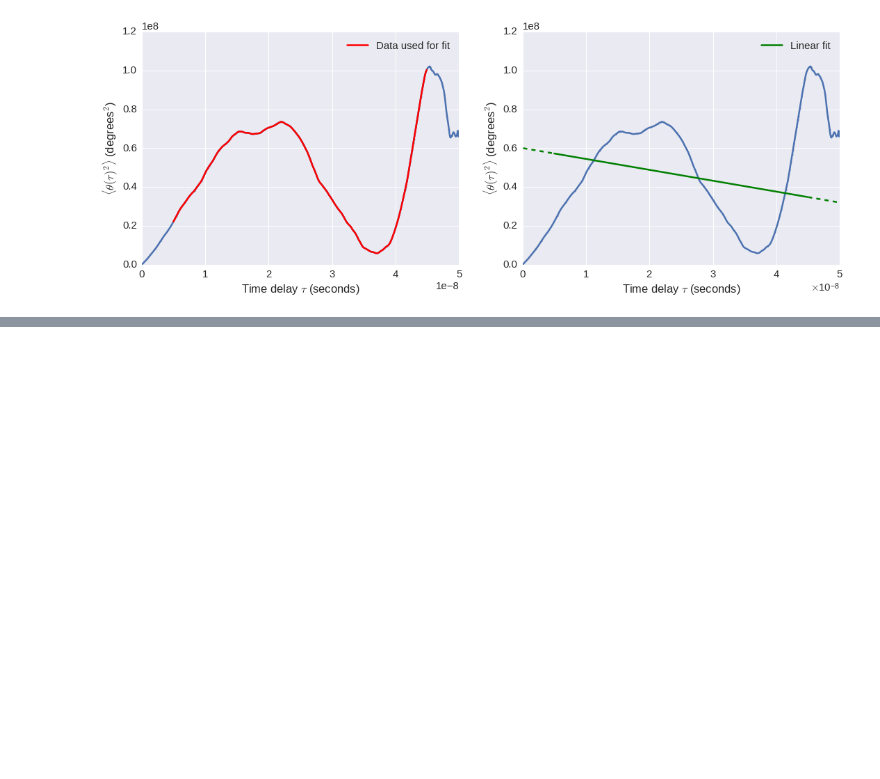
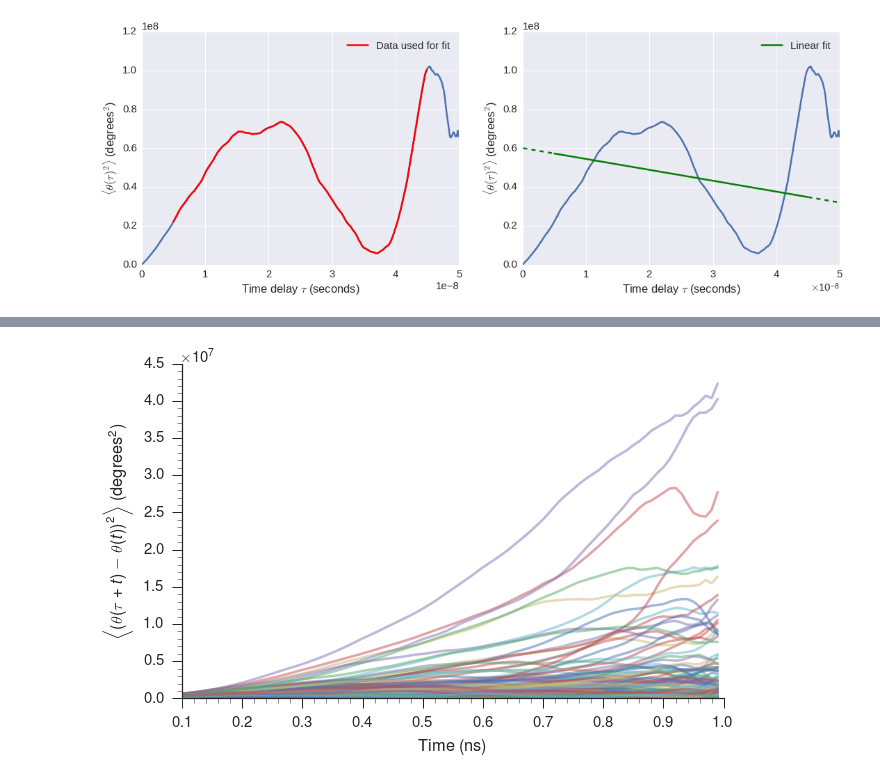
Before and after one commit to slochower/nonequilibrium, a Jupyter notebook: code/SG-model-v2/rotational-diffusion-of-butane-recovered.ipynb, the cells around one changed output, grey strips where cells are left out. Cells and saved outputs as stored; diff of their text form; code cells hidden in the pictures; blank space fills up the shorter version.

```diff
--- a/code/SG-model-v2/rotational-diffusion-of-butane-recovered.ipynb
+++ b/code/SG-model-v2/rotational-diffusion-of-butane-recovered.ipynb
@@ -366,0 +404,11 @@ ax2.legend()
+# %%
+def compute_msd(trajectory, delta):
+    ''' For a given time interval, compute the displacements of the angle. For small time deltas,
+    there are many displacements in the trajectory. As the delta gets bigger, there are fewer
+    and fewer displacements.'''
+    number_measurements = len(trajectory) - delta
+    print('Computing mean of {} measurements'.format(number_measurements))
+    displacements = np.empty((number_measurements))
+    for time in range(number_measurements):
+        displacements[time] = trajectory[time + delta] - trajectory[time]
+    return np.mean(displacements**2), stats.sem(displacements**2)
@@ -366,0 +472,9 @@ ax2.legend()
+# %%
+fig, ax1 = plt.subplots(1, 1, figsize=(9.708, 6))
+for i in all_MSDs:
+    ax1.plot(delays * 10**-5, i, alpha=0.5)
+ax1.set_ylabel(r'$\left\langle \left(\theta(\tau + t) - \theta(t) \right) ^2 \right\rangle$ (degrees$^2$)')
+ax1.set_xlabel(r'Time (ns)')
+pretty_plot(fig, scientific=False)
+# %% [output]
+[figure, added]
```
Also changed, not shown: parts of 28 cells of this notebook, 3 other files.
